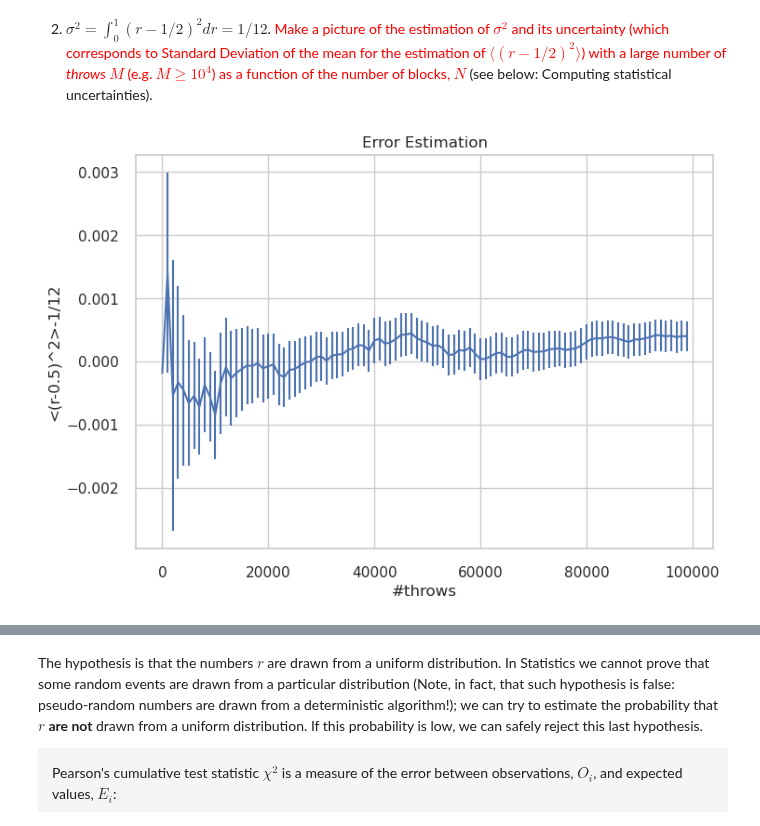
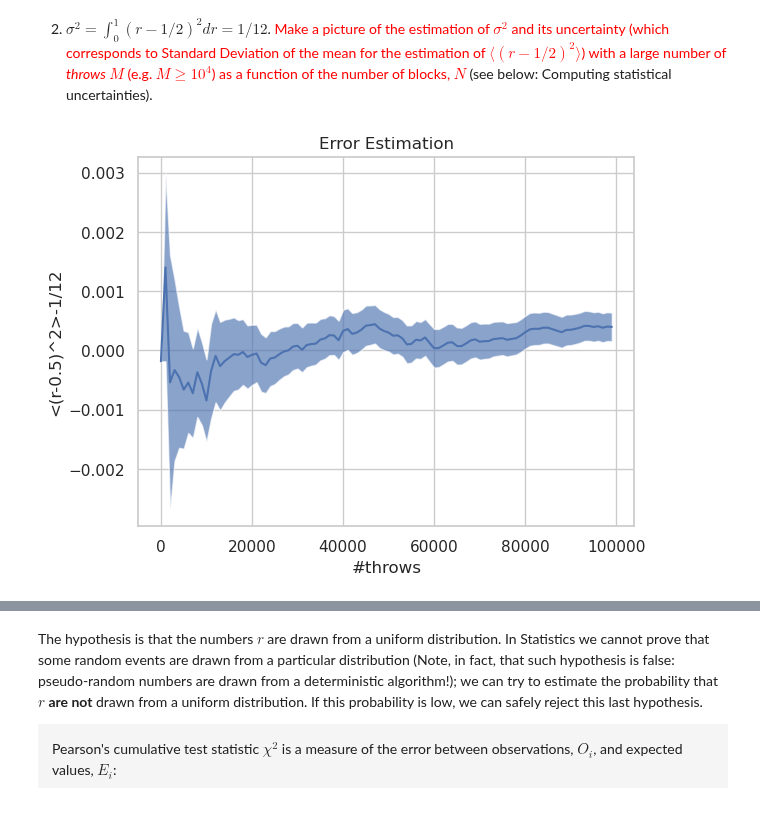
Before and after one commit to RandDouble/SimulazioneNumerica, a Jupyter notebook: LSN_Exercises_01.ipynb, the cells around one changed output, grey strips where cells are left out. Saved outputs shown, nothing was run; the diff lists cells and outputs as text; code cells hidden in the pictures.

```diff
--- a/LSN_Exercises_01.ipynb
+++ b/LSN_Exercises_01.ipynb
@@ -85,35 +92,36 @@ Text(0, 0.5, 'extraction - 0.5')
 # %%
 # Continue using variables and functions of the previous code cell
 ave = np.zeros(N)
 av2 = np.zeros(N)
 sum_prog = np.zeros(N)
 su2_prog = np.zeros(N)
 err_prog = np.zeros(N)
 
 for i in range(N):
     sum = 0
     for j in range(L):
         k = j+i*L
         sum += (r[k]-0.5)**2 # Accumulate measures
     ave[i] = sum/L           # Estimate in each block
     av2[i] = (ave[i])**2
 
 for i in range(N):
     for j in range(i+1):
         sum_prog[i] += ave[j]
         su2_prog[i] += av2[j]
     sum_prog[i]/=(i+1) # Cumulative average
     su2_prog[i]/=(i+1) # Cumulative square average
     err_prog[i] = error(sum_prog,su2_prog,i) # Statistical uncertainty
 
-plt.errorbar(x,sum_prog-1/12,yerr=err_prog)
+plt.plot(x,sum_prog-1/12)
+plt.fill_between(x,sum_prog-err_prog-1/12,sum_prog+err_prog-1/12,alpha=0.65)
 plt.xlabel('#throws')
 plt.title('Error Estimation')
 plt.ylabel('<(r-0.5)^2>-1/12')
 plt.grid(True)
 plt.show()
 # %% [output]
-[figure, old version]
+[figure, new version]
 # %%
 sigma = np.loadtxt("eser_1/1_1/sigma.csv", delimiter=',')
 true_value = 1/12
```
Also changed, not shown: parts of 13 cells of this notebook.
